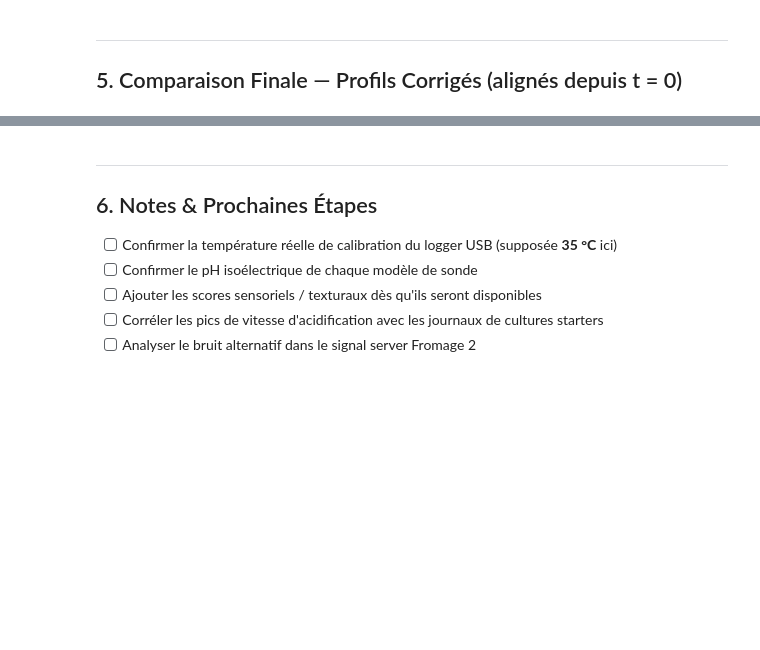
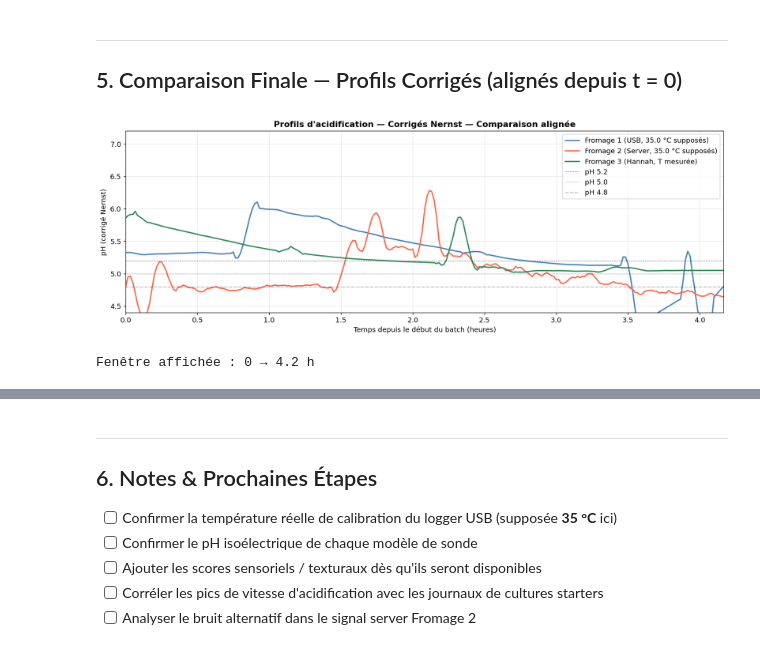
Before and after one commit to samuelemoungang/cheese-acidification-analysis, a Jupyter notebook: acidification_analysis.ipynb, the cells around one changed output, grey strips where cells are left out. Cells and saved outputs as stored; diff of their text form; code cells hidden in the pictures; blank space fills up the shorter version.

Commit message:
Restriction of the date for one day instead of two day

```diff
--- a/acidification_analysis.ipynb
+++ b/acidification_analysis.ipynb
@@ -81,7 +101,9 @@ df2_raw = pd.read_csv(
 df2_raw['datetime'] = pd.to_datetime(df2_raw['datetime'])
 df2_raw['pH'] = pd.to_numeric(df2_raw['pH'], errors='coerce')
 df2_raw = df2_raw.dropna().set_index('datetime').sort_index()
-# Valeurs physiquement plausibles uniquement
-df2 = df2_raw[(df2_raw['pH'] >= 3.5) & (df2_raw['pH'] <= 8.0)].copy()
+# Supprimer les artefacts avant l'interpolation
+df2 = df2_raw[(df2_raw['pH'] >= 3.5) & (df2_raw['pH'] <= 7.0)].copy()
+
 print(f'Fromage 2 (Server) : {len(df2):,} points | {df2.index[0]} → {df2.index[-1]}')
+print(f'  Artefacts éliminés : {len(df2_raw) - len(df2):,} points (pH < 3.5 ou > 7.0)')
 df2.describe()
@@ -88,16 +122,23 @@ df2.describe()
 # %%
 # ── Fromage 3 — Hannah (pH + mV + T°C, 1 min) ────────────────────────────────
-# 17 lignes de métadonnées à ignorer
+# skiprows=20 : ignore les 19 lignes de métadonnées + la ligne header CSV
 df3_raw = pd.read_csv(
     'data/trace pH fromage 3_28042026_hannah.csv',
-    skiprows=17, header=0,
-    names=['_', 'rec', 'date', 'time', 'pH', 'u1', 'mV', 'u2', 'temp_C', 'u3'],
+    skiprows=20, header=None,
+    names=['_', 'rec', 'date', 'time', 'pH', 'u1', 'mV', 'u2', 'temp_C', 'u3', '_2'],
     usecols=['date', 'time', 'pH', 'mV', 'temp_C'],
     encoding='latin-1',
 )
-df3_raw['datetime'] = pd.to_datetime(df3_raw['date'] + ' ' + df3_raw['time'])
+df3_raw['datetime'] = pd.to_datetime(
+    df3_raw['date'].str.strip() + ' ' + df3_raw['time'].str.strip(),
+    format='%Y-%m-%d %H:%M:%S'
+)
 for col in ['pH', 'mV', 'temp_C']:
     df3_raw[col] = pd.to_numeric(df3_raw[col], errors='coerce')
-df3 = df3_raw[['datetime', 'pH', 'mV', 'temp_C']].dropna().set_index('datetime').sort_index()
+df3_all = df3_raw[['datetime', 'pH', 'mV', 'temp_C']].dropna().set_index('datetime').sort_index()
+# Supprimer les artefacts
+df3 = df3_all[(df3_all['pH'] >= 3.5) & (df3_all['pH'] <= 7.0)].copy()
+
 print(f'Fromage 3 (Hannah) : {len(df3):,} points | {df3.index[0]} → {df3.index[-1]}')
+print(f'  Artefacts éliminés : {len(df3_all) - len(df3):,} points (pH < 3.5 ou > 7.0)')
 df3.describe()
@@ -384,28 +483,41 @@ plt.show()
 # %%
 def hours_from_start(series):
     return (series.index - series.index[0]).total_seconds() / 3600
 
+h1 = hours_from_start(pH1_corr)
+h2 = hours_from_start(pH2_corr)
+h3 = hours_from_start(pH3_corr)
+
+# Limite à la durée du batch le plus court pour une comparaison juste
+x_max = min(h1.max(), h2.max(), h3.max())
+
 fig, ax = plt.subplots(figsize=(14, 5))
 
-ax.plot(hours_from_start(pH1_corr), pH1_corr.values,
-        color='steelblue', linewidth=2.0, label=f'Fromage 1 (USB, {T_F1_ASSUMED} °C supposés)')
-ax.plot(hours_from_start(pH2_corr), pH2_corr.values,
-        color='tomato',    linewidth=2.0, label=f'Fromage 2 (Server, {T_F2_ASSUMED} °C supposés)')
-ax.plot(hours_from_start(pH3_corr), pH3_corr.values,
-        color='seagreen',  linewidth=2.0, label='Fromage 3 (Hannah, T mesurée)')
+ax.plot(h1, pH1_corr.values, color='steelblue', linewidth=2.0,
+        label=f'Fromage 1 (USB, {T_F1_ASSUMED} °C supposés)')
+ax.plot(h2, pH2_corr.values, color='tomato',    linewidth=2.0,
+        label=f'Fromage 2 (Server, {T_F2_ASSUMED} °C supposés)')
+ax.plot(h3, pH3_corr.values, color='seagreen',  linewidth=2.0,
+        label='Fromage 3 (Hannah, T mesurée)')
 
 for thr, ls in [(5.2, '--'), (5.0, ':'), (4.8, '-.')]:
     ax.axhline(thr, color='black', linewidth=0.7, linestyle=ls,
                alpha=0.5, label=f'pH {thr}')
 
+ax.set_xlim(0, x_max)
+ax.set_ylim(4.4, 7.2)
 ax.set_xlabel('Temps depuis le début du batch (heures)')
 ax.set_ylabel('pH (corrigé Nernst)')
 ax.set_title('Profils d\'acidification — Corrigés Nernst — Comparaison alignée',
              fontweight='bold')
 ax.legend()
 plt.tight_layout()
 plt.savefig('05_final_comparison.png', bbox_inches='tight')
 plt.show()
+print(f'Fenêtre affichée : 0 → {x_max:.1f} h')
+# %% [output]
+[figure, added]
+Fenêtre affichée : 0 → 4.2 h
 # %%
 # ── Table des jalons clés ──────────────────────────────────────────────────────
 def first_crossing(series, threshold):
```
Also changed, not shown: parts of 14 cells of this notebook, 5 other files.
